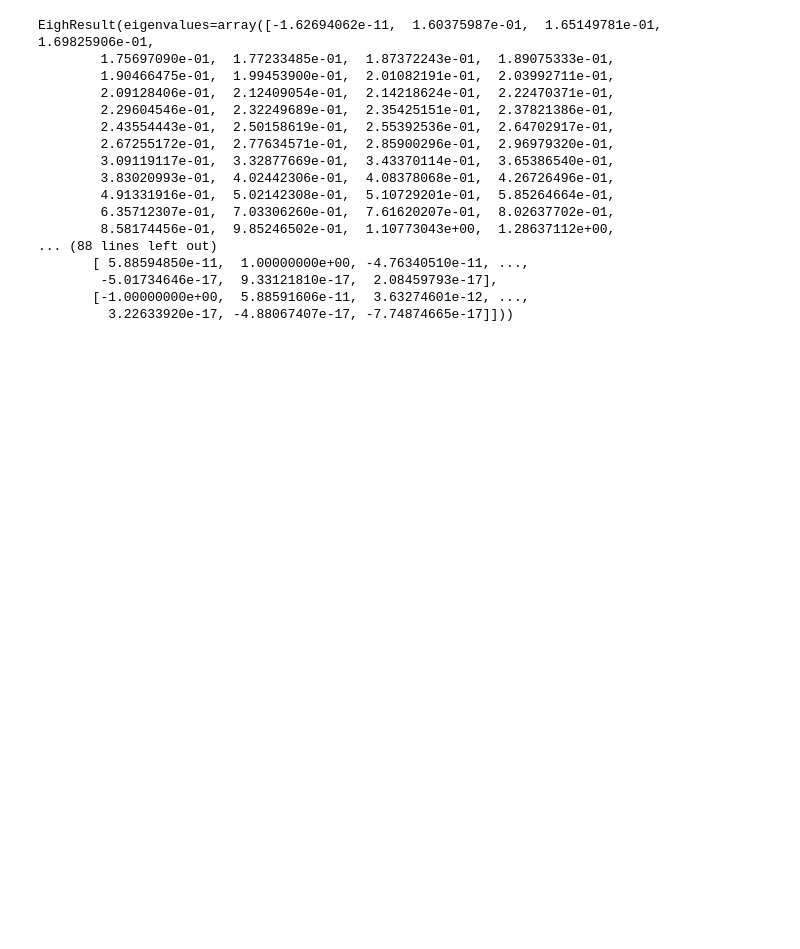
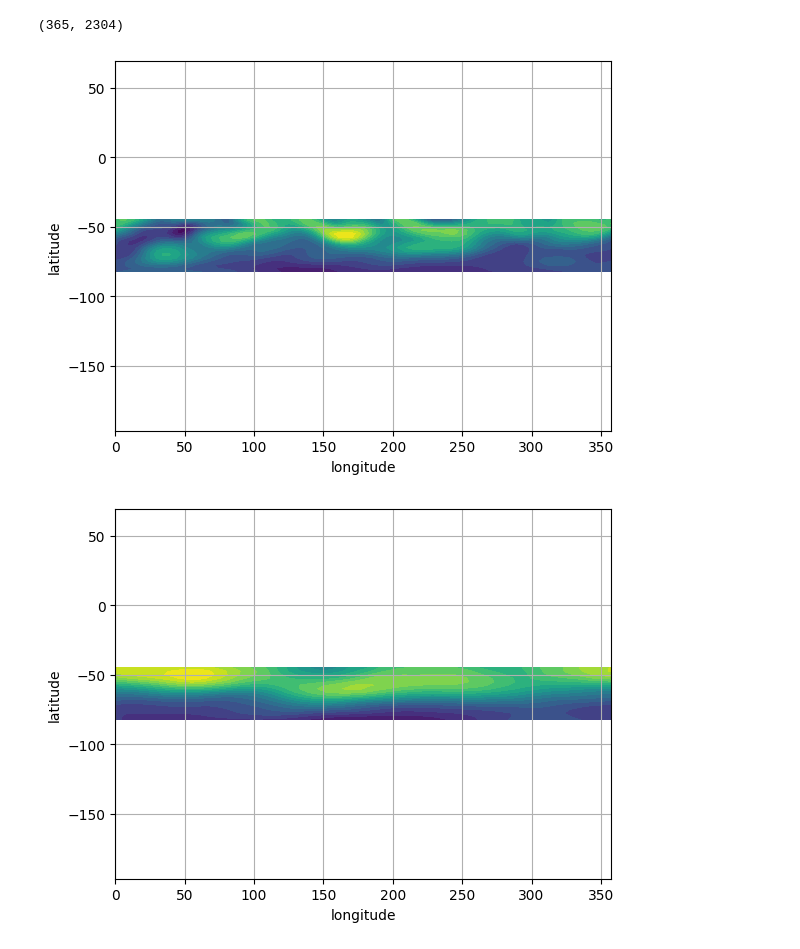
Before and after one commit to callieham/Year-3, a Jupyter notebook: Scientific Computing/project_3_testing.ipynb, the cells around one changed output. Saved outputs shown, nothing was run; the diff lists cells and outputs as text; code cells hidden in the pictures; blank space fills up the shorter version.

```diff
--- a/Scientific Computing/project_3_testing.ipynb
+++ b/Scientific Computing/project_3_testing.ipynb
@@ -27,29 +28,26 @@ def plot_field(lat,lon,u,time,levels=20):
     plt.ylabel('latitude')
 
     return None
-# %%
-A = np.array([speed.flatten() for speed in u])
-A = A - A.mean(axis = 0)
-U, S, WT = np.linalg.svd(A)
-T = U.T
-Anew = np.matmul(T, A)
-
-np.linalg.eigh(np.dot(Anew, Anew.T))
-# %% [output]
-EighResult(eigenvalues=array([-1.62694062e-11,  1.60375987e-01,  1.65149781e-01,  1.69825906e-01,
-        1.75697090e-01,  1.77233485e-01,  1.87372243e-01,  1.89075333e-01,
-        1.90466475e-01,  1.99453900e-01,  2.01082191e-01,  2.03992711e-01,
-        2.09128406e-01,  2.12409054e-01,  2.14218624e-01,  2.22470371e-01,
-        2.29604546e-01,  2.32249689e-01,  2.35425151e-01,  2.37821386e-01,
-        2.43554443e-01,  2.50158619e-01,  2.55392536e-01,  2.64702917e-01,
-        2.67255172e-01,  2.77634571e-01,  2.85900296e-01,  2.96979320e-01,
-        3.09119117e-01,  3.32877669e-01,  3.43370114e-01,  3.65386540e-01,
-        3.83020993e-01,  4.02442306e-01,  4.08378068e-01,  4.26726496e-01,
-        4.91331916e-01,  5.02142308e-01,  5.10729201e-01,  5.85264664e-01,
-        6.35712307e-01,  7.03306260e-01,  7.61620207e-01,  8.02637702e-01,
-        8.58174456e-01,  9.85246502e-01,  1.10773043e+00,  1.28637112e+00,
-... (88 lines left out)
-       [ 5.88594850e-11,  1.00000000e+00, -4.76340510e-11, ...,
-        -5.01734646e-17,  9.33121810e-17,  2.08459793e-17],
-       [-1.00000000e+00,  5.88591606e-11,  3.63274601e-12, ...,
-         3.22633920e-17, -4.88067407e-17, -7.74874665e-17]]))
+# %%
+n = len(lon)
+m = len(lat)
+X = u.reshape(365, -1)
+np.shape(X)
+# %% [output]
+(365, 2304)
+# %%
+A = (X - np.mean(X, axis = 0))/np.std(X, axis = 0)
+U, S, WT = np.linalg.svd(A)
+T = U.T
+Anew = np.matmul(T, A)
+explained_variance = S**2 / np.sum(S**2)
+n = 1
+#n = np.argmax(np.cumsum(explained_variance) > 0.9)
+Areduced = np.matmul(U[:, :n], Anew[:n, :])
+u_reduced = (Areduced * np.std(X, axis = 0) + np.mean(X, axis = 0)).reshape(np.shape(u))
+# %%
+plot_field(lat, lon, u, 0)
+plot_field(lat, lon, u_reduced, 0)
+# %% [output]
+[figure, added]
+[figure, added]
```
Also changed, not shown: parts of 24 cells of this notebook.
